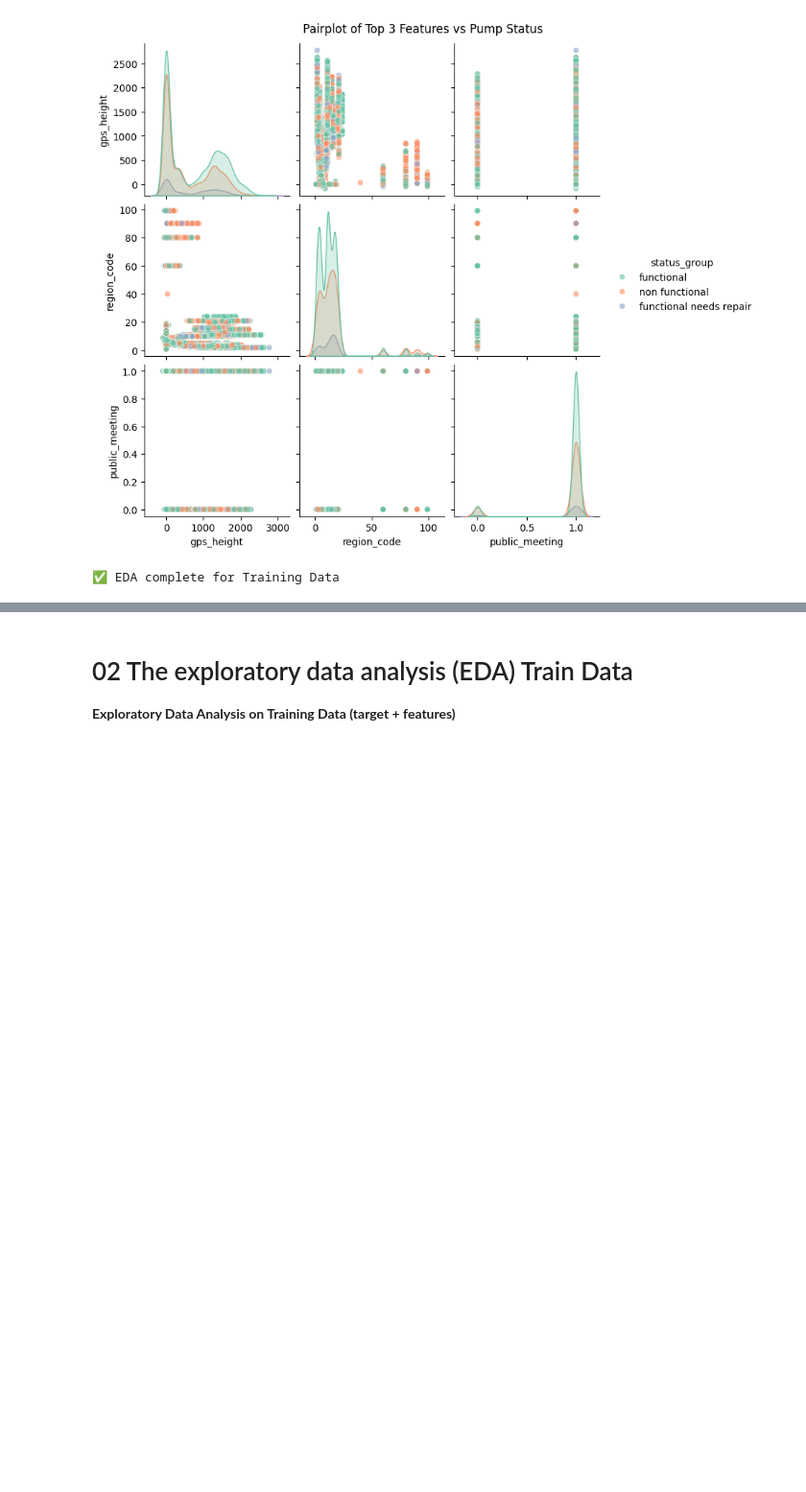
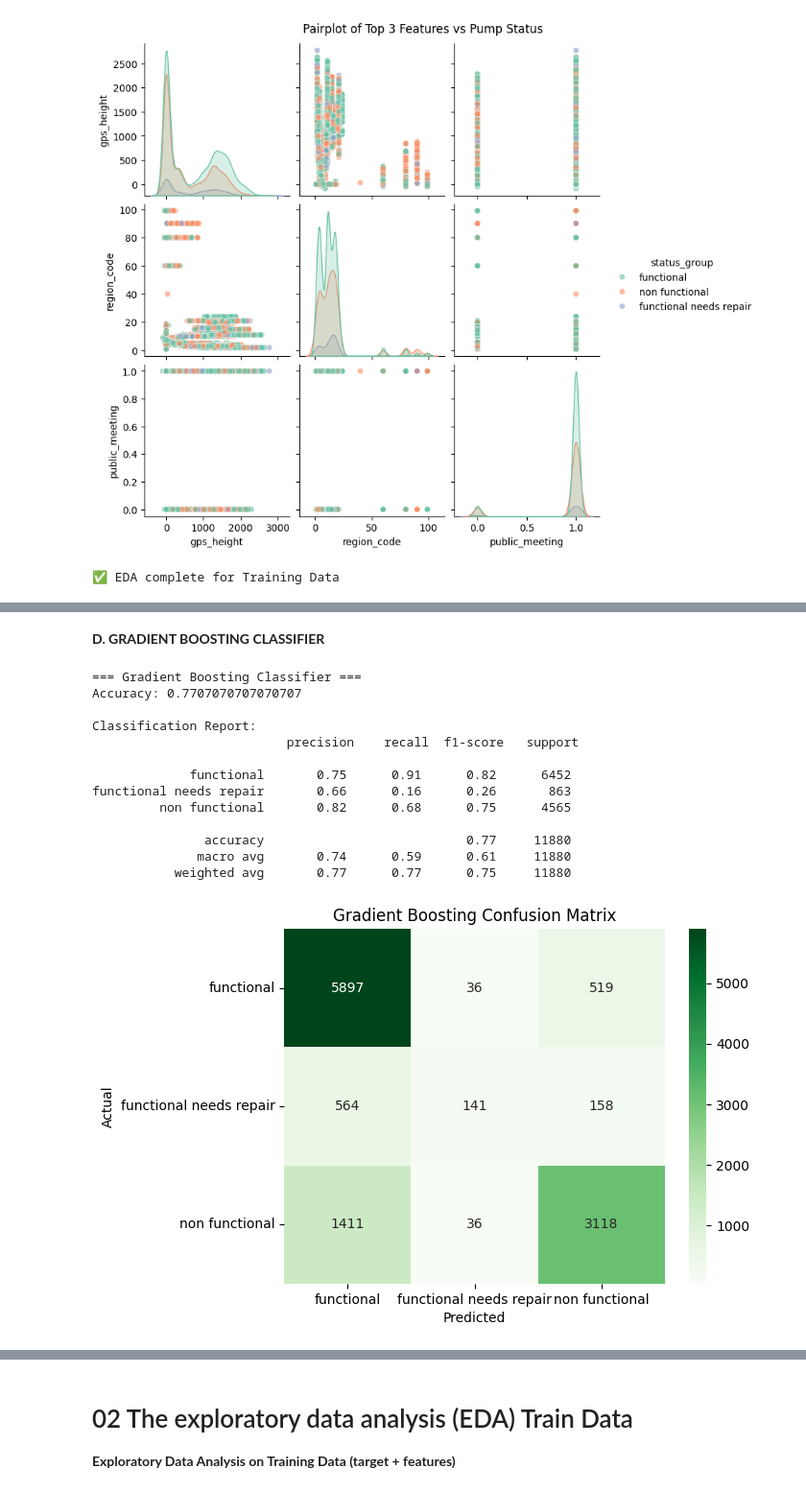
Before and after one commit to albert-raphael/water-pump, a Jupyter notebook: Notebooks/water-pump.ipynb, the cells around one changed output, grey strips where cells are left out. Shown at 96% size. Cells and saved outputs as stored; diff of their text form; code cells hidden in the pictures; blank space fills up the shorter version.

```diff
--- a/Notebooks/water-pump.ipynb
+++ b/Notebooks/water-pump.ipynb
@@ -723,0 +844,40 @@ END HERE: CONTINUE NEXT TIME
+# %% [markdown]
+**D. GRADIENT BOOSTING CLASSIFIER**
+# %%
+# Initialize model
+gb_model = GradientBoostingClassifier(random_state=42, n_estimators=200)
+
+# Train model
+gb_model.fit(X_train, y_train)
+
+# Predict on validation set
+y_pred_gb = gb_model.predict(X_val)
+
+# Evaluate performance
+print("=== Gradient Boosting Classifier ===")
+print("Accuracy:", accuracy_score(y_val, y_pred_gb))
+print("\nClassification Report:\n", classification_report(y_val, y_pred_gb))
+
+# Confusion matrix
+cm_gb = confusion_matrix(y_val, y_pred_gb)
+sns.heatmap(cm_gb, annot=True, fmt='d', cmap='Greens',
+            xticklabels=gb_model.classes_, yticklabels=gb_model.classes_)
+plt.title("Gradient Boosting Confusion Matrix")
+plt.ylabel("Actual")
+plt.xlabel("Predicted")
+plt.show()
+# %% [output]
+=== Gradient Boosting Classifier ===
+Accuracy: 0.7707070707070707
+
+Classification Report:
+                          precision    recall  f1-score   support
+
+             functional       0.75      0.91      0.82      6452
+functional needs repair       0.66      0.16      0.26       863
+         non functional       0.82      0.68      0.75      4565
+
+               accuracy                           0.77     11880
+              macro avg       0.74      0.59      0.61     11880
+           weighted avg       0.77      0.77      0.75     11880
+[figure, added]
```
Also changed, not shown: parts of 33 cells of this notebook.
